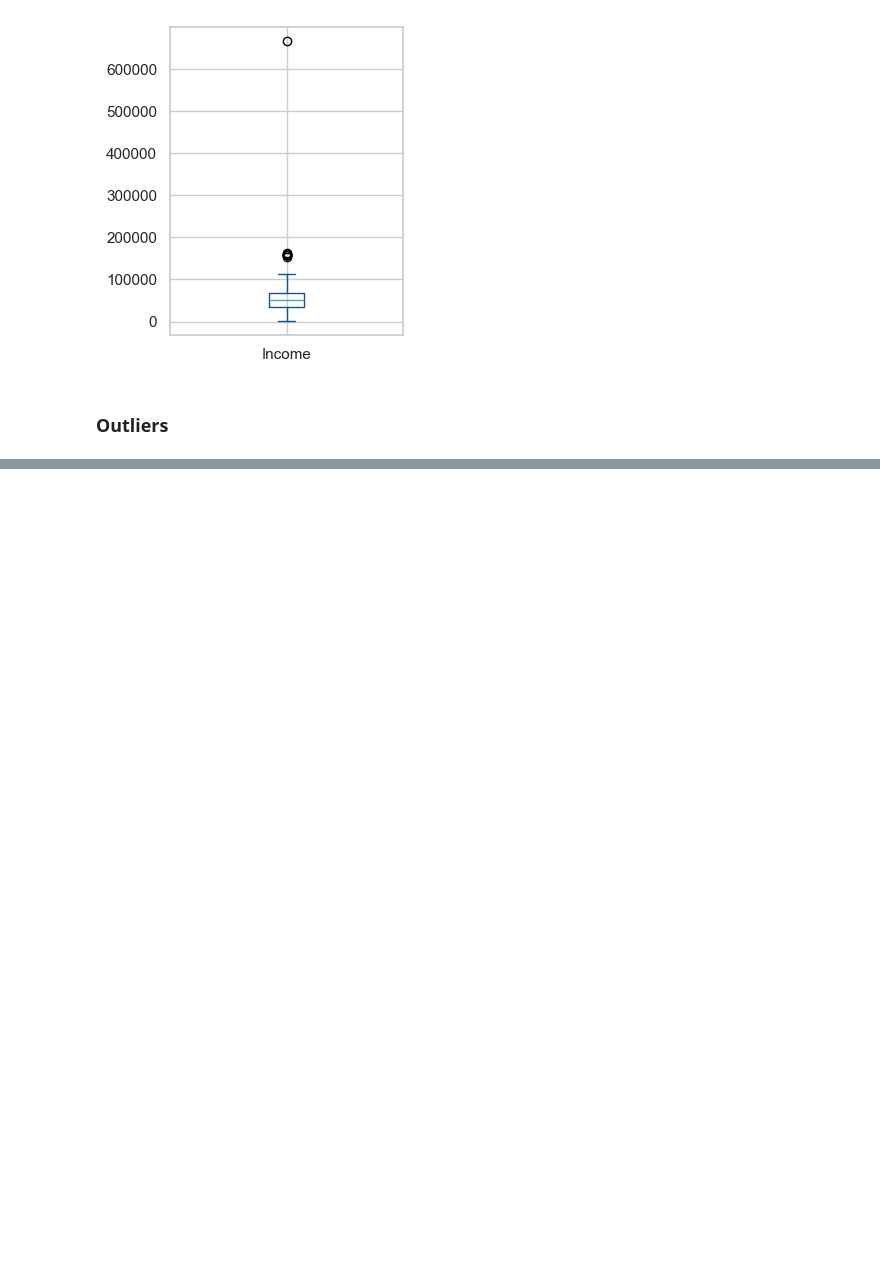
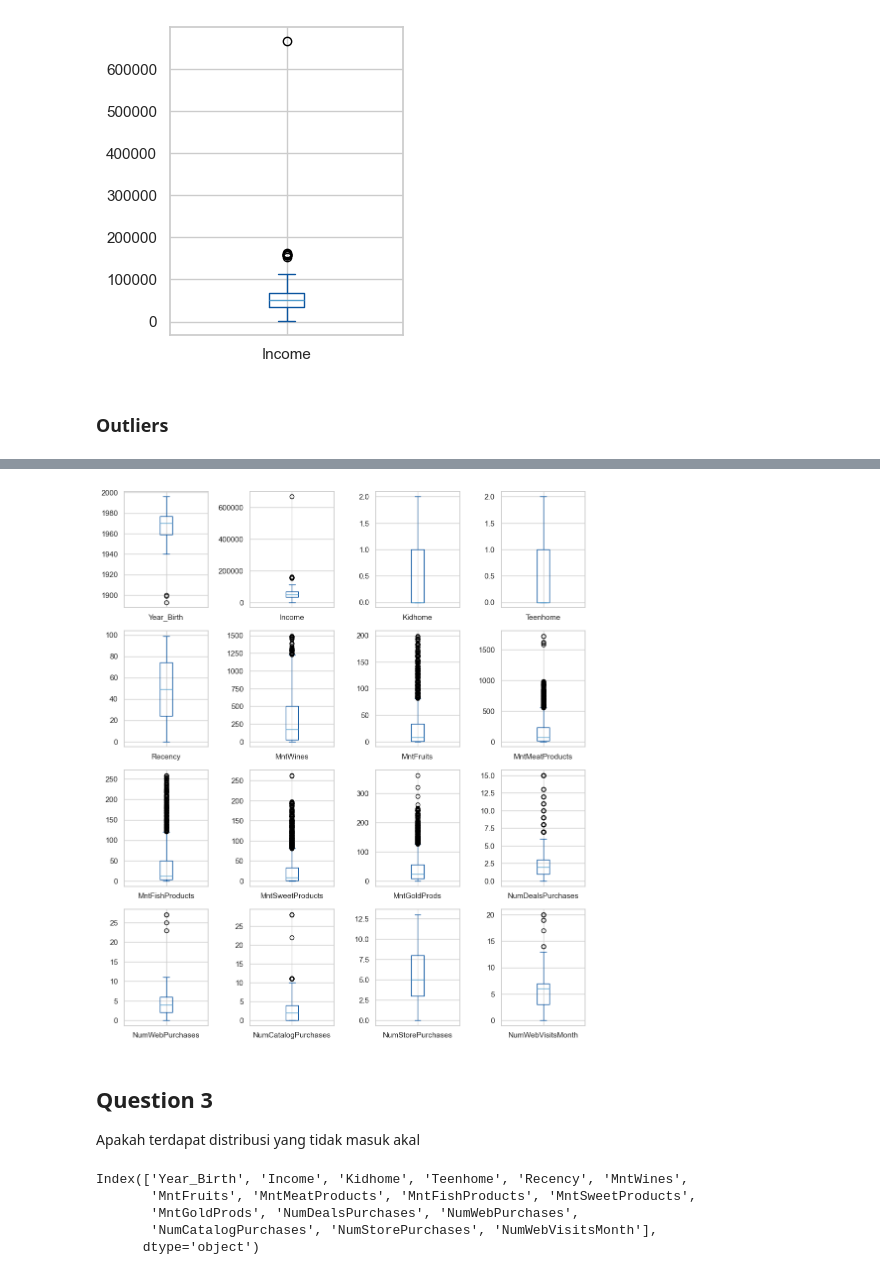
Before and after one commit to FemasAriandaRizki/marketing_analisis, a Jupyter notebook: marketing_analysis.ipynb, the cells around one changed output, grey strips where cells are left out. Cells and saved outputs as stored; diff of their text form; code cells hidden in the pictures; blank space fills up the shorter version.

Commit message:
outliers, distribusi

```diff
--- a/marketing_analysis.ipynb
+++ b/marketing_analysis.ipynb
@@ -177,0 +189,10 @@ df['Income'] = df['Income'].fillna(df['Income'].median())
+# %%
+df_to_plot = df.select_dtypes(include=['float', 'int'])
+df_to_plot.drop(columns=['ID', 'AcceptedCmp1', 'AcceptedCmp2',
+                         'AcceptedCmp3', 'AcceptedCmp4', 'AcceptedCmp5', 'Response', 'Complain'],
+               inplace=True)
+# %%
+df_to_plot.plot(subplots=True, layout=(4,4), kind='box', figsize=(12,14))
+plt.subplots_adjust(wspace=0.5)
+# %% [output]
+[figure, added]
@@ -177,0 +201,12 @@ df['Income'] = df['Income'].fillna(df['Income'].median())
+# %% [markdown]
+## Question 3
+Apakah terdapat distribusi yang tidak masuk akal
+# %%
+numeric = df_to_plot.columns
+numeric
+# %% [output]
+Index(['Year_Birth', 'Income', 'Kidhome', 'Teenhome', 'Recency', 'MntWines',
+       'MntFruits', 'MntMeatProducts', 'MntFishProducts', 'MntSweetProducts',
+       'MntGoldProds', 'NumDealsPurchases', 'NumWebPurchases',
+       'NumCatalogPurchases', 'NumStorePurchases', 'NumWebVisitsMonth'],
+      dtype='object')
```
Also changed, not shown: parts of 3 cells of this notebook.
